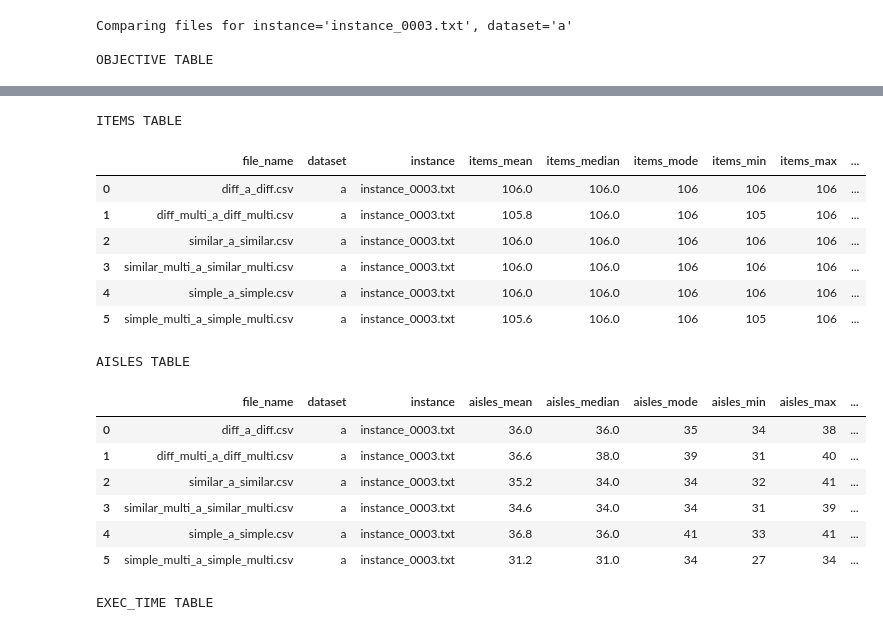
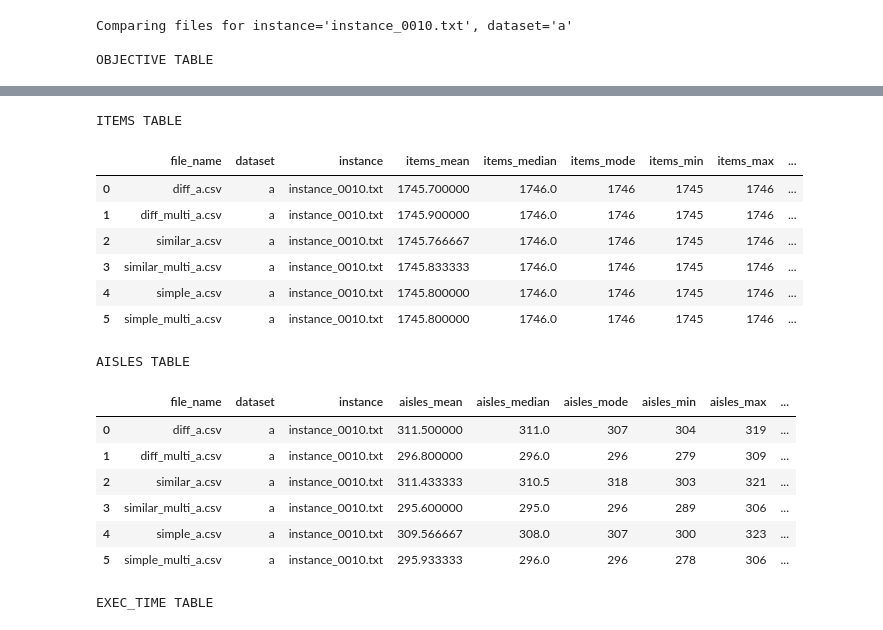
Before and after one commit to tinicius/challenge-sbpo-2025, a Jupyter notebook: src/compare.ipynb, the cells around one changed output, grey strips where cells are left out. Cells and saved outputs as stored; diff of their text form; code cells hidden in the pictures.

```diff
--- a/src/compare.ipynb
+++ b/src/compare.ipynb
@@ -44,7 +44,7 @@ metric_groups = {
 }
 
 # Comparison parameters
-instance_param = "instance_0003.txt"
+instance_param = "instance_0010.txt"
 dataset_param = "a"  # Use None to include all datasets
 
 
@@ -105,7 +105,7 @@ for name in ["objective", "items", "aisles", "exec_time"]:
     print(f"\n{name.upper()} TABLE")
     display(tables[name])
 # %% [output]
-Comparing files for instance='instance_0003.txt', dataset='a'
+Comparing files for instance='instance_0010.txt', dataset='a'
 
 OBJECTIVE TABLE
 |  | file_name | dataset | instance | objective_mean | objective_median | objective_mode | objective_min | ... |
@@ -118,18 +118,18 @@ OBJECTIVE TABLE
 ITEMS TABLE
 |  | file_name | dataset | instance | items_mean | items_median | items_mode | items_min | items_max | ... |
-| 0 | diff_a_diff.csv | a | instance_0003.txt | 106.0 | 106.0 | 106 | 106 | 106 | ... |
-| 1 | diff_multi_a_diff_multi.csv | a | instance_0003.txt | 105.8 | 106.0 | 106 | 105 | 106 | ... |
-| 2 | similar_a_similar.csv | a | instance_0003.txt | 106.0 | 106.0 | 106 | 106 | 106 | ... |
-| 3 | similar_multi_a_similar_multi.csv | a | instance_0003.txt | 106.0 | 106.0 | 106 | 106 | 106 | ... |
-| 4 | simple_a_simple.csv | a | instance_0003.txt | 106.0 | 106.0 | 106 | 106 | 106 | ... |
-| 5 | simple_multi_a_simple_multi.csv | a | instance_0003.txt | 105.6 | 106.0 | 106 | 105 | 106 | ... |
+| 0 | diff_a.csv | a | instance_0010.txt | 1745.700000 | 1746.0 | 1746 | 1745 | 1746 | ... |
+| 1 | diff_multi_a.csv | a | instance_0010.txt | 1745.900000 | 1746.0 | 1746 | 1745 | 1746 | ... |
+| 2 | similar_a.csv | a | instance_0010.txt | 1745.766667 | 1746.0 | 1746 | 1745 | 1746 | ... |
+| 3 | similar_multi_a.csv | a | instance_0010.txt | 1745.833333 | 1746.0 | 1746 | 1745 | 1746 | ... |
+| 4 | simple_a.csv | a | instance_0010.txt | 1745.800000 | 1746.0 | 1746 | 1745 | 1746 | ... |
+| 5 | simple_multi_a.csv | a | instance_0010.txt | 1745.800000 | 1746.0 | 1746 | 1745 | 1746 | ... |
 AISLES TABLE
 |  | file_name | dataset | instance | aisles_mean | aisles_median | aisles_mode | aisles_min | aisles_max | ... |
-| 0 | diff_a_diff.csv | a | instance_0003.txt | 36.0 | 36.0 | 35 | 34 | 38 | ... |
-| 1 | diff_multi_a_diff_multi.csv | a | instance_0003.txt | 36.6 | 38.0 | 39 | 31 | 40 | ... |
-| 2 | similar_a_similar.csv | a | instance_0003.txt | 35.2 | 34.0 | 34 | 32 | 41 | ... |
-| 3 | similar_multi_a_similar_multi.csv | a | instance_0003.txt | 34.6 | 34.0 | 34 | 31 | 39 | ... |
-| 4 | simple_a_simple.csv | a | instance_0003.txt | 36.8 | 36.0 | 41 | 33 | 41 | ... |
-| 5 | simple_multi_a_simple_multi.csv | a | instance_0003.txt | 31.2 | 31.0 | 34 | 27 | 34 | ... |
+| 0 | diff_a.csv | a | instance_0010.txt | 311.500000 | 311.0 | 307 | 304 | 319 | ... |
+| 1 | diff_multi_a.csv | a | instance_0010.txt | 296.800000 | 296.0 | 296 | 279 | 309 | ... |
+| 2 | similar_a.csv | a | instance_0010.txt | 311.433333 | 310.5 | 318 | 303 | 321 | ... |
+| 3 | similar_multi_a.csv | a | instance_0010.txt | 295.600000 | 295.0 | 296 | 289 | 306 | ... |
+| 4 | simple_a.csv | a | instance_0010.txt | 309.566667 | 308.0 | 307 | 300 | 323 | ... |
+| 5 | simple_multi_a.csv | a | instance_0010.txt | 295.933333 | 296.0 | 296 | 278 | 306 | ... |
 EXEC_TIME TABLE
 |  | file_name | dataset | instance | exec_time_mean | exec_time_median | exec_time_mode | exec_time_min | ... |
```
Also changed, not shown: parts of 4 cells of this notebook.
